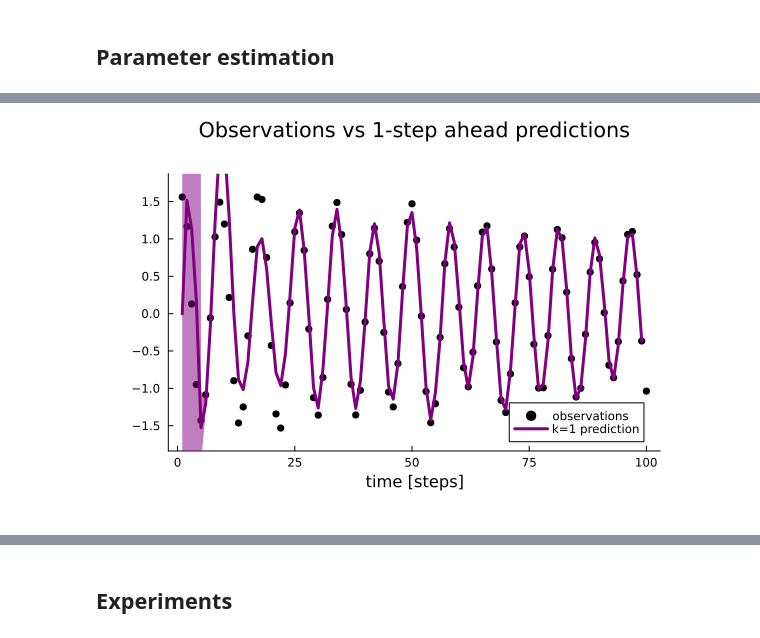
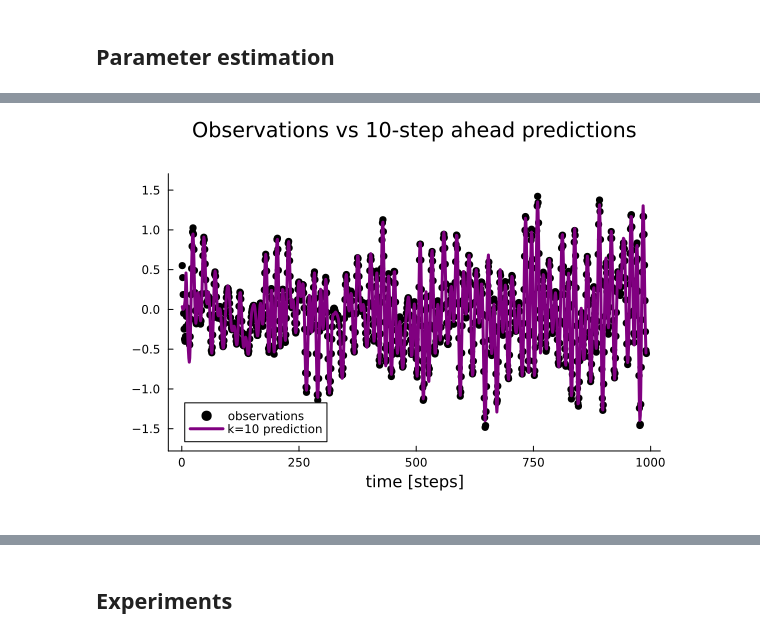
Before and after one commit to wmkouw/narx-efe, a Jupyter notebook: pendulum/NARX-EFE SPendulum.ipynb, the cells around one changed output, grey strips where cells are left out. Drawn from its saved outputs; the diff is of its cells as text; code cells hidden in the pictures.

```diff
--- a/pendulum/NARX-EFE SPendulum.ipynb
+++ b/pendulum/NARX-EFE SPendulum.ipynb
@@ -47,2 +47,5 @@ controls = clamp.(mean([A[i]*sin.(Ω[i].*tsteps) for i = 1:10]) ./ 5, -10., 10.)
 # %% [markdown]
 ### Test system
+# %%
+N = 1000
+tsteps = range(0.0, step=Δt, length=N)
@@ -49 +54,6 @@ controls = clamp.(mean([A[i]*sin.(Ω[i].*tsteps) for i = 1:10]) ./ 5, -10., 10.)
+# %%
+# Inputs
+A  = rand(10)*200 .- 100
+Ω  = rand(10)*3
+controls = mean([A[i]*sin.(Ω[i].*tsteps) for i = 1:10])./10;
 # %%
@@ -81,23 +82,23 @@ plot(p1,p2, layout=grid(2,1, heights=[0.7, 0.3]), size=(900,600))
 # %%
 # NARX settings
 H = 1
-Ly = 2
-Lu = 1
-M = size(ϕ(zeros(Ly+Lu), degree=H),1);
+Ly = 3
+Lu = 3
+M = size(ϕ(zeros(1 + Ly+Lu), degree=H),1);
 
 # Specify prior distributions
-pτ0 = GammaShapeRate(1e1, 1e0)
-pθ0 = MvNormalMeanCovariance(randn(M)./100, 10diagm(ones(M)))
-goal = NormalMeanVariance(3.14, 1e-2)
+pτ0 = GammaShapeRate(1e2, 1e0)
+pθ0 = MvNormalMeanCovariance(randn(M)./100, diagm(ones(M)))
+goal = NormalMeanVariance(3.14, 1e-3)
 
-T = 1
+T = 10
 u_prior = 0.0
 num_iters = 5
 
 agent = NARXAgent(pθ0, pτ0,
                   goal_prior=goal,
-                  memory_actions=Lu,
-                  memory_senses=Ly,
+                  delay_in=Lu,
+                  delay_out=Ly,
                   pol_degree=H,
                   thorizon=T,
                   control_prior=u_prior,
@@ -121,7 +122,6 @@ qθ = [pθ0]
 qτ = [pτ0]
 FE = zeros(num_iters,N)
 
-T = 1
 @showprogress for k in 1:(N-T)
 
     # Make predictions
@@ -161,12 +165,12 @@ plot(pw..., layout=(M,1), size=(600,1200))
 # %%
 limsb = [minimum(observations)*1.2, maximum(observations)*1.2]
-K = 1
+K = 10
 
 p1 = plot(xlabel="time [steps]", title="Observations vs $K-step ahead predictions", ylims=limsb)
-scatter!(observations, color="black", label="observations")
+scatter!(observations[K:end], color="black", label="observations")
 plot!([mean(py[k][K]) for k in 1:(N-T)], ribbon=[var(py[k][K]) for k in 1:(N-T)], color="purple", label="k=$K prediction")
 # %% [output]
-[figure, old version]
+[figure, new version]
 # %%
 plot([var(py[k][K]) for k in 1:(N-T)])
 # %% [output]
```
Also changed, not shown: parts of 41 cells of this notebook, 10 other files.
